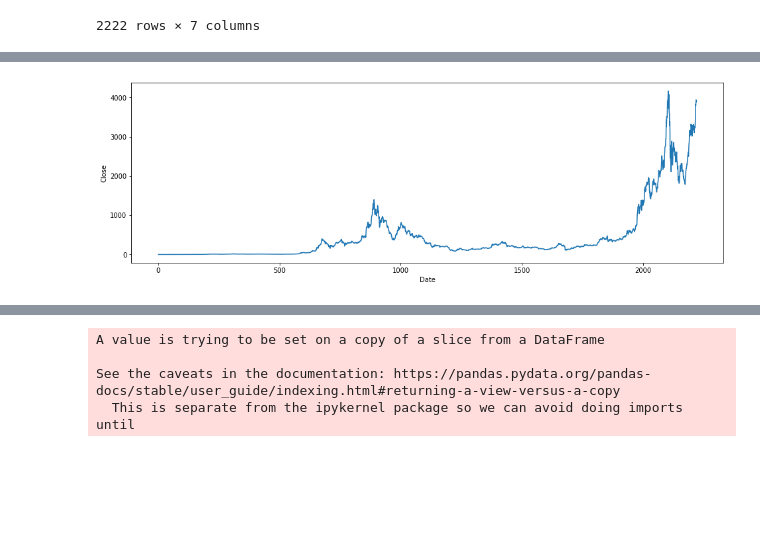
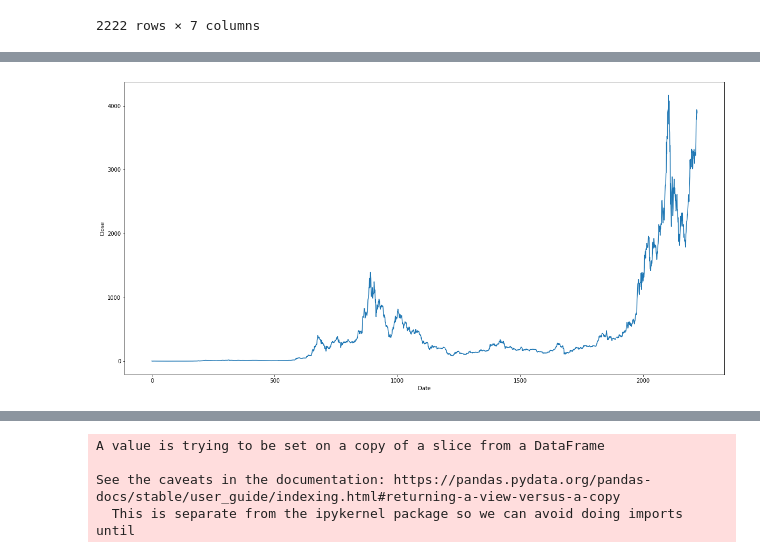
Before and after one commit to Nongbon/208499, a Jupyter notebook: draft_lable_1.ipynb, the cells around one changed output, grey strips where cells are left out. Cells and saved outputs as stored; diff of their text form; code cells hidden in the pictures; blank space fills up the shorter version.

```diff
--- a/draft_lable_1.ipynb
+++ b/draft_lable_1.ipynb
@@ -37,8 +56,8 @@ data
 # %%
-plt.figure(figsize=(16,5))
+plt.figure(figsize=(20,10))
 plt.plot(data['Close'])
 plt.xlabel('Date')
 plt.ylabel('Close')
 plt.show()
 # %% [output]
-[figure, old version]
+[figure, new version]
```
Also changed, not shown: parts of 8 cells of this notebook.
